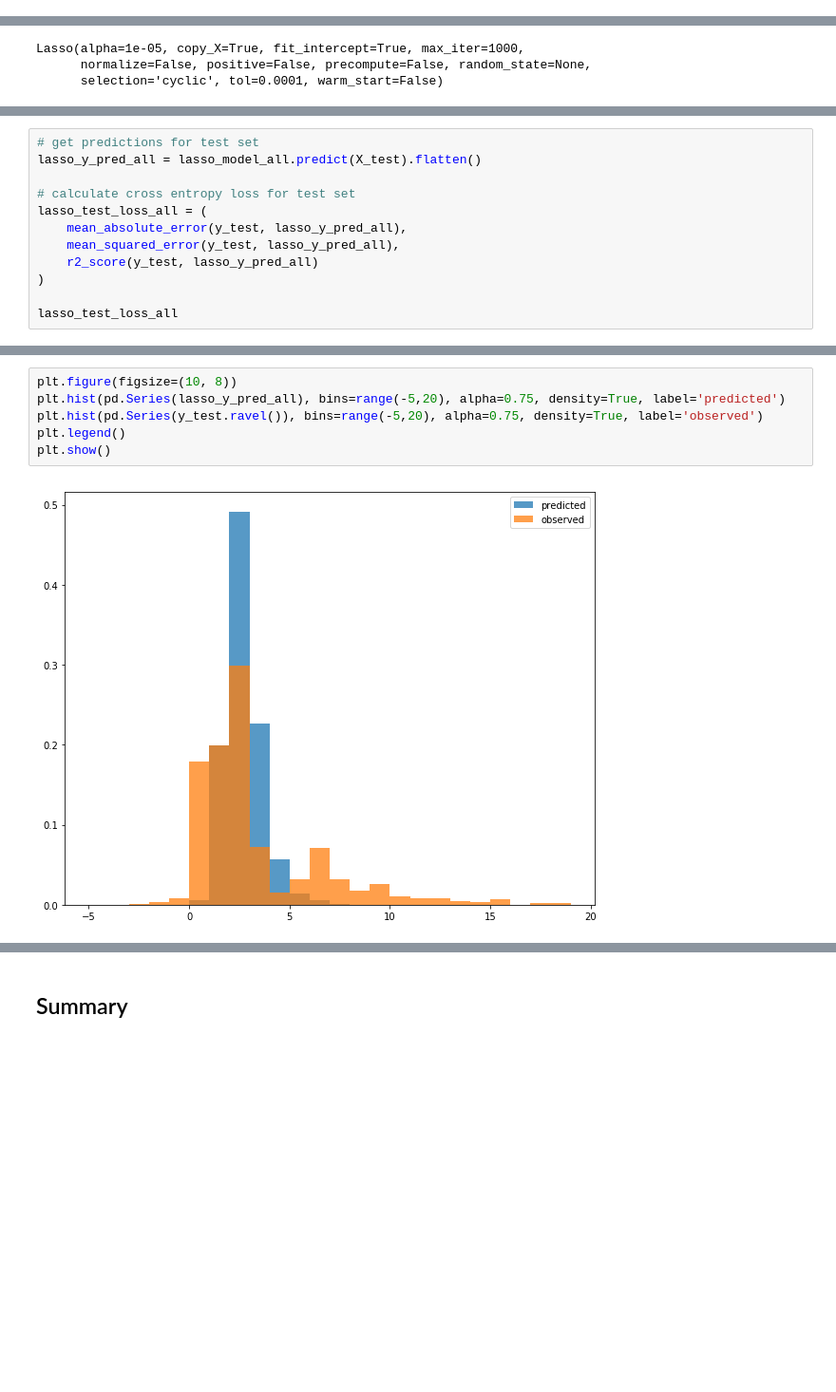
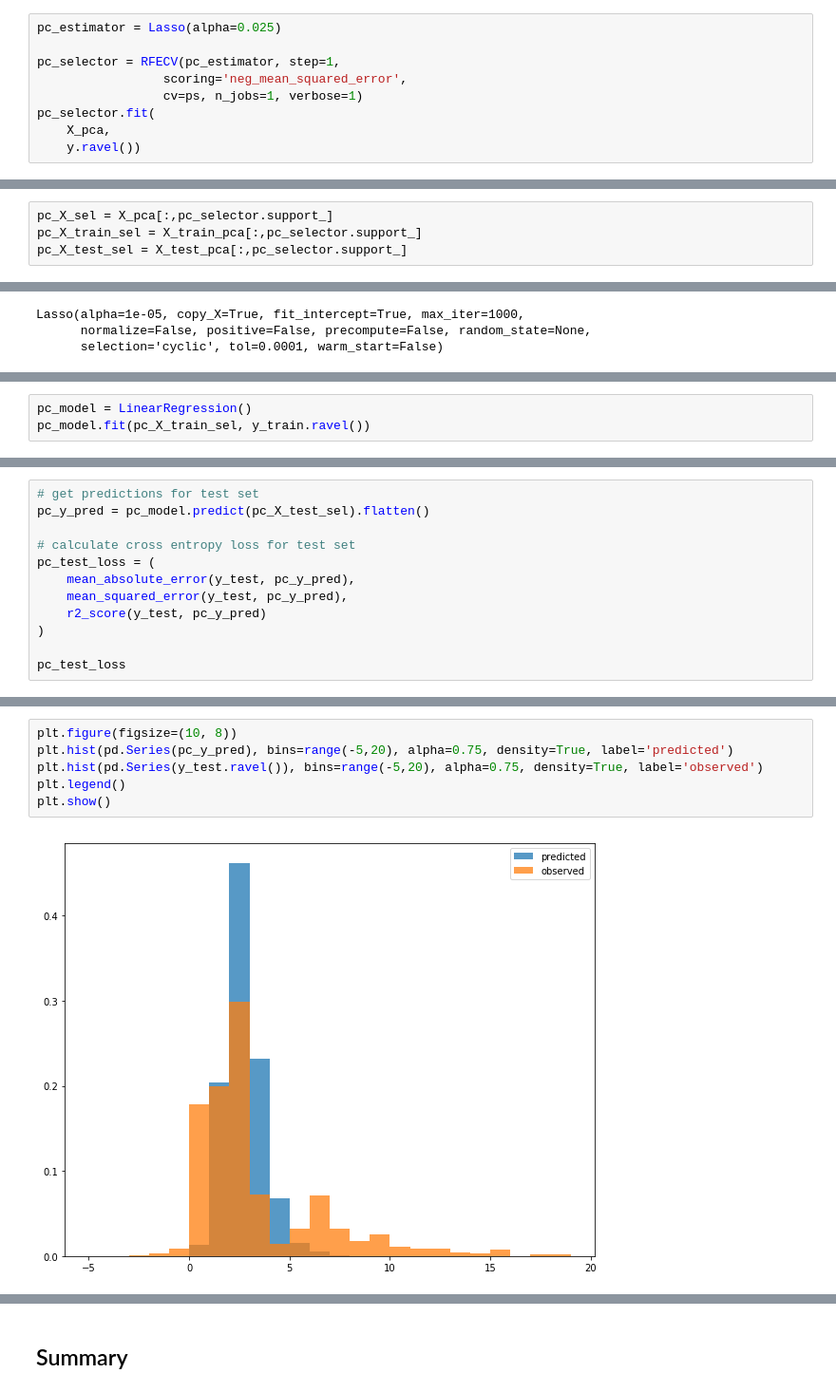
Before and after one commit to thomas-woodruff/footbot, a Jupyter notebook: app/notebooks/v1/22.06 Points model using linear regression with features v06.ipynb, the cells around one changed output, grey strips where cells are left out. Shown: that part at 95% size. Cells and saved outputs as stored; diff of their text form; blank space fills up the shorter version.

```diff
--- a/app/notebooks/v1/22.06 Points model using linear regression with features v06.ipynb
+++ b/app/notebooks/v1/22.06 Points model using linear regression with features v06.ipynb
@@ -318,0 +346,9 @@ lasso_X_test_sel = X_test_pca[:,lasso_selector.support_]
+# %%
+pc_estimator = Lasso(alpha=0.025)
+
+pc_selector = RFECV(pc_estimator, step=1,
+                 scoring='neg_mean_squared_error',
+                 cv=ps, n_jobs=1, verbose=1)
+pc_selector.fit(
+    X_pca,
+    y.ravel())
@@ -319,3 +396,7 @@ lasso_X_test_sel = X_test_pca[:,lasso_selector.support_]
+# %%
+pc_X_sel = X_pca[:,pc_selector.support_]
+pc_X_train_sel = X_train_pca[:,pc_selector.support_]
+pc_X_test_sel = X_test_pca[:,pc_selector.support_]
 # %% [markdown]
 ## Tuning model
 # %% [markdown]
@@ -857,0 +909,3 @@ Lasso(alpha=0.027, copy_X=True, fit_intercept=True, max_iter=1000,
+# %%
+pc_model = LinearRegression()
+pc_model.fit(pc_X_train_sel, y_train.ravel())
@@ -858,13 +914,13 @@ Lasso(alpha=0.027, copy_X=True, fit_intercept=True, max_iter=1000,
 # %%
 # get predictions for test set
-lasso_y_pred_all = lasso_model_all.predict(X_test).flatten()
+pc_y_pred = pc_model.predict(pc_X_test_sel).flatten()
 
 # calculate cross entropy loss for test set
-lasso_test_loss_all = (
-    mean_absolute_error(y_test, lasso_y_pred_all),
-    mean_squared_error(y_test, lasso_y_pred_all),
-    r2_score(y_test, lasso_y_pred_all)
+pc_test_loss = (
+    mean_absolute_error(y_test, pc_y_pred),
+    mean_squared_error(y_test, pc_y_pred),
+    r2_score(y_test, pc_y_pred)
 )
 
-lasso_test_loss_all
+pc_test_loss
 # %% [output]
@@ -892,10 +946,10 @@ lasso_test_loss_full_all
 # %%
 plt.figure(figsize=(10, 8))
-plt.hist(pd.Series(lasso_y_pred_all), bins=range(-5,20), alpha=0.75, density=True, label='predicted')
+plt.hist(pd.Series(pc_y_pred), bins=range(-5,20), alpha=0.75, density=True, label='predicted')
 plt.hist(pd.Series(y_test.ravel()), bins=range(-5,20), alpha=0.75, density=True, label='observed')
 plt.legend()
 plt.show()
 # %% [output]
-[figure, old version]
+[figure, new version]
 # %%
 plt.figure(figsize=(10, 8))
```
Also changed, not shown: parts of 110 cells of this notebook, 21 other files.
